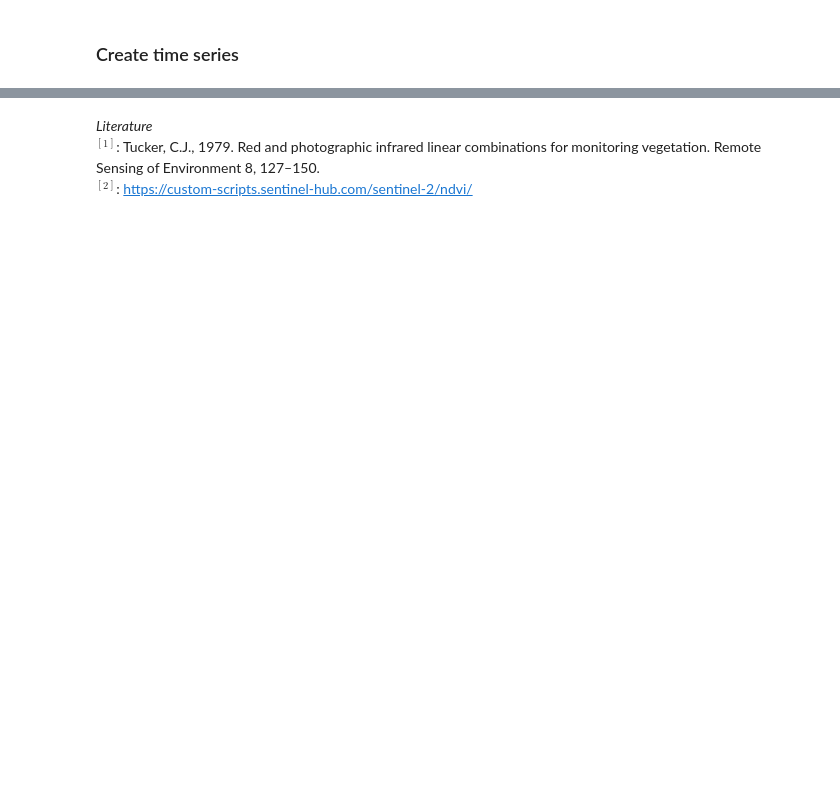
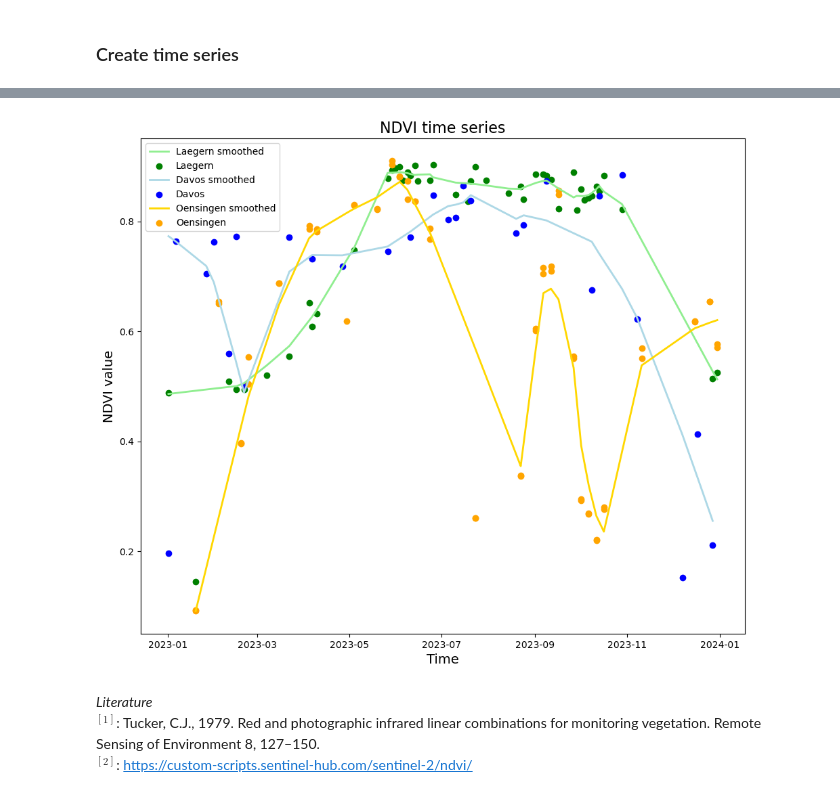
Before and after one commit to uzh-eoas/EOTutorials, a Jupyter notebook: Demo_Sentinel2_timeseries_GEE.ipynb, the cells around one changed output, grey strips where cells are left out. Saved outputs shown, nothing was run; the diff lists cells and outputs as text; code cells hidden in the pictures; blank space fills up the shorter version.

```diff
--- a/Demo_Sentinel2_timeseries_GEE.ipynb
+++ b/Demo_Sentinel2_timeseries_GEE.ipynb
@@ -263,0 +396,4 @@ agr_S2_ndvi = agr_S2_cf_filtered.map(calcNDVI)
+# %%
+db_smoothed = loess_smoothing(df_db, 0.2)
+ec_smoothed = loess_smoothing(df_ec, 0.25)
+agr_smoothed = loess_smoothing(df_agr, 0.2)
@@ -264,3 +405,22 @@ agr_S2_ndvi = agr_S2_cf_filtered.map(calcNDVI)
+# %%
+fig = plt.figure(figsize=(11.5, 9.5))
+
+plt.plot(db_smoothed['system:time_start'], db_smoothed['NDVI_mean'], color='lightgreen', linewidth=2, label='Laegern smoothed')
+plt.scatter(df_db['system:time_start'], df_db['NDVI_mean'], color='green', label='Laegern')
+
+plt.plot(ec_smoothed['system:time_start'], ec_smoothed['NDVI_mean'], color='lightblue', linewidth=2, label='Davos smoothed')
+plt.scatter(df_ec['system:time_start'], df_ec['NDVI_mean'], color='blue', label='Davos')
+
+plt.plot(agr_smoothed['system:time_start'], agr_smoothed['NDVI_mean'], color='gold', linewidth=2, label='Oensingen smoothed')
+plt.scatter(df_agr['system:time_start'], df_agr['NDVI_mean'], color='orange', label='Oensingen')
+
+plt.title('NDVI time series', fontsize=16)
+plt.xlabel('Time', fontsize=14)
+plt.ylabel('NDVI value', fontsize=14)
+plt.legend()
+plt.show()
+# %% [output]
+[figure, added]
 # %% [markdown]
 *Literature*<br>
 $^{[1]}$: Tucker, C.J., 1979. Red and photographic infrared linear combinations for monitoring vegetation. Remote Sensing of Environment 8, 127–150.<br>
```
Also changed, not shown: parts of 26 cells of this notebook.
